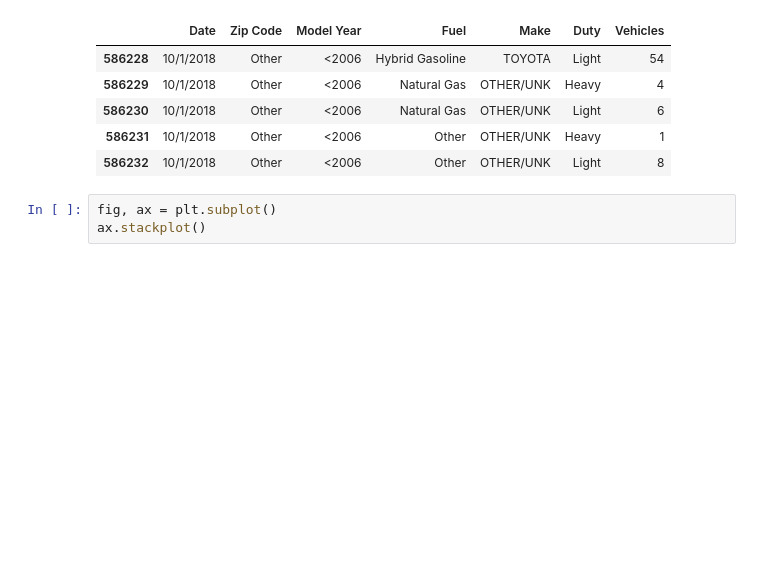
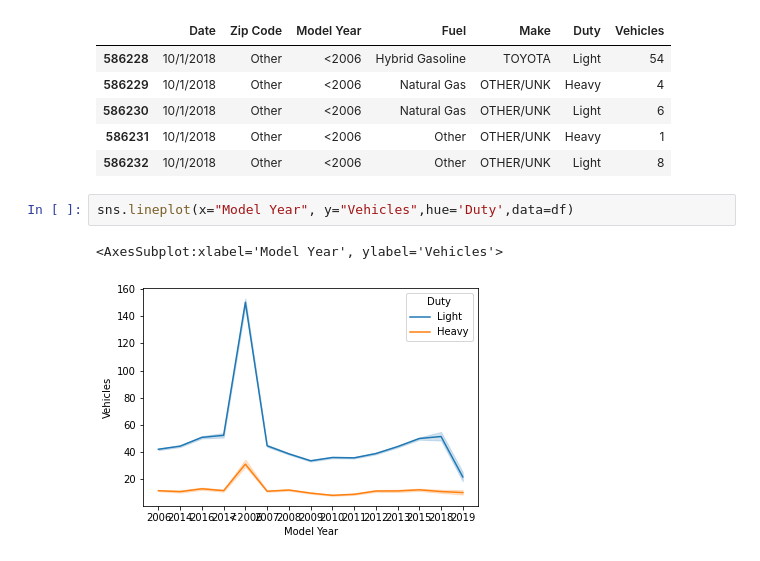
Before and after one commit to Miyasgi/LEETCODE, a Jupyter notebook: DS/VehicleFuelType.ipynb, the cells around one changed output. Saved outputs shown, nothing was run; the diff lists cells and outputs as text; blank space fills up the shorter version.

```diff
--- a/DS/VehicleFuelType.ipynb
+++ b/DS/VehicleFuelType.ipynb
@@ -38,6 +39,8 @@ df.tail()
 | 586230 | 10/1/2018 | Other | <2006 | Natural Gas | OTHER/UNK | Light | 6 |
 | 586231 | 10/1/2018 | Other | <2006 | Other | OTHER/UNK | Heavy | 1 |
 | 586232 | 10/1/2018 | Other | <2006 | Other | OTHER/UNK | Light | 8 |
-# %%
-fig, ax = plt.subplot()
-ax.stackplot()
+# %%
+sns.lineplot(x="Model Year", y="Vehicles",hue='Duty',data=df)
+# %% [output]
+<AxesSubplot:xlabel='Model Year', ylabel='Vehicles'>
+[figure, added]
```
Also changed, not shown: parts of 3 cells of this notebook, 15 other files.
